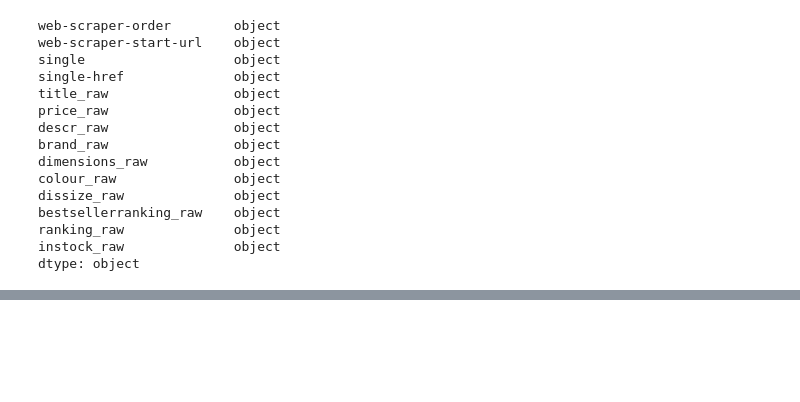
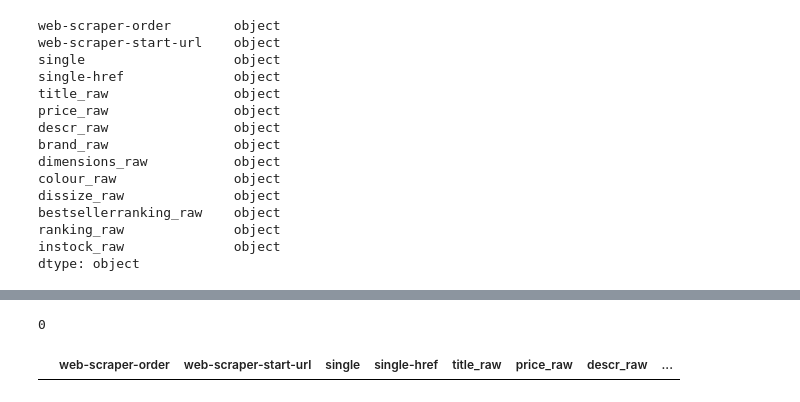
Before and after one commit to liax20/projectwork_data_analytics, a Jupyter notebook: Part01_DA_GW (minimum).ipynb, the cells around one changed output, grey strips where cells are left out. Saved outputs shown, nothing was run; the diff lists cells and outputs as text; code cells hidden in the pictures; blank space fills up the shorter version.

```diff
--- a/Part01_DA_GW (minimum).ipynb
+++ b/Part01_DA_GW (minimum).ipynb
@@ -68,0 +315,9 @@ dtype: object
+# %%
+# Count duplicated values
+print(df.duplicated().sum())
+
+# Identify rows with duplicated values, e.g.:
+df[df[['web-scraper-order', 'price_raw', 'title_raw']].duplicated()]
+# %% [output]
+0
+|  | web-scraper-order | web-scraper-start-url | single | single-href | title_raw | price_raw | descr_raw | ... |
```
Also changed, not shown: parts of 17 cells of this notebook, 3 other files.
